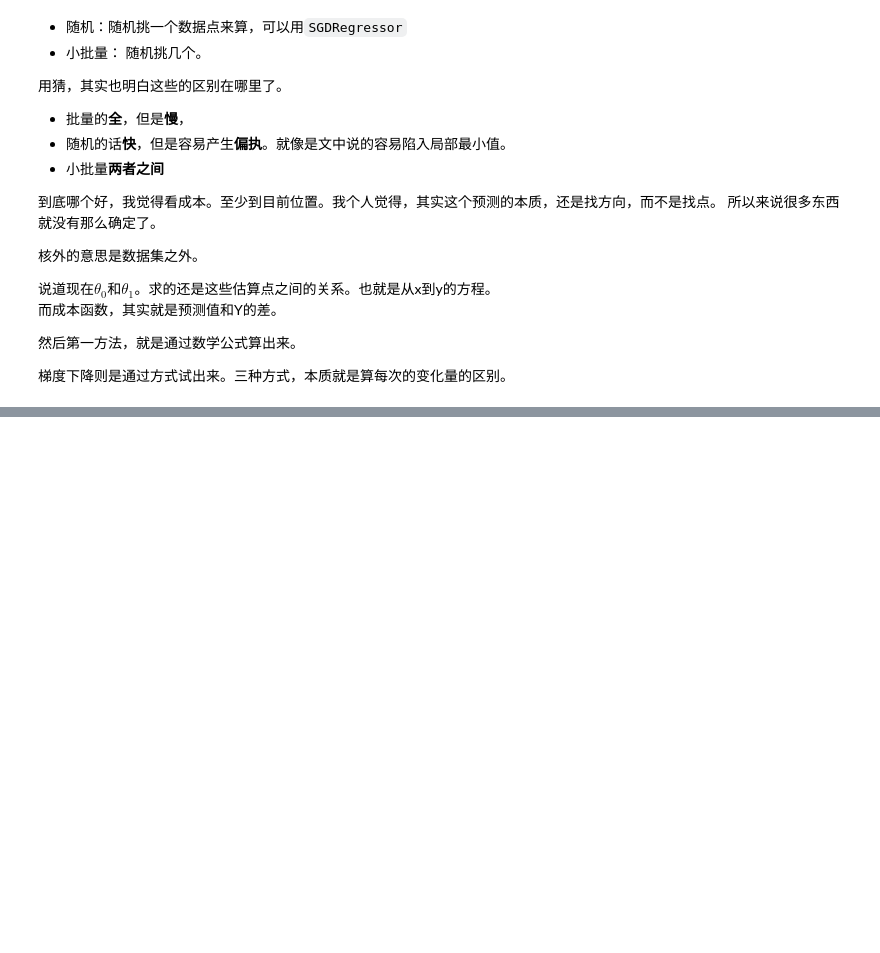
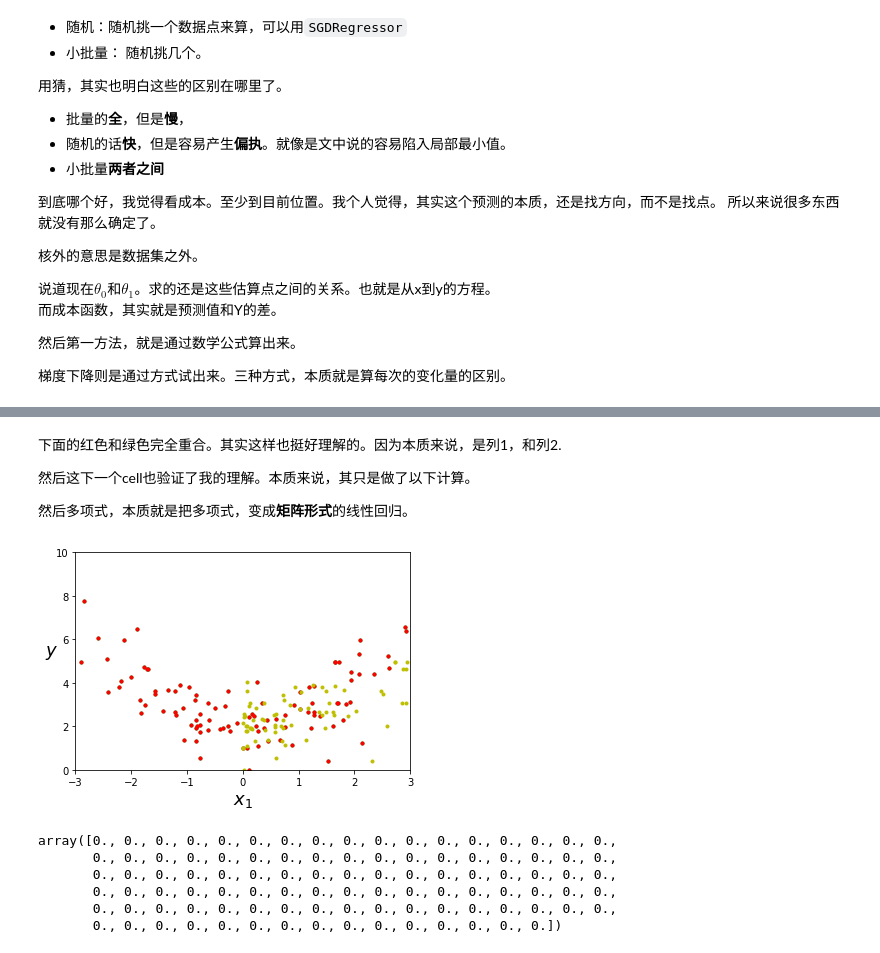
Before and after one commit to ageron/handson-ml, a Jupyter notebook: myNoteBook/chapter4.ipynb, the cells around one changed output, grey strips where cells are left out. Drawn from its saved outputs; the diff is of its cells as text; code cells hidden in the pictures; blank space fills up the shorter version.

```diff
--- a/myNoteBook/chapter4.ipynb
+++ b/myNoteBook/chapter4.ipynb
@@ -137,0 +146,31 @@ plot_gradients_changes(thetas)
+# %%
+from sklearn.preprocessing import PolynomialFeatures
+ploy_features = PolynomialFeatures(degree=2,include_bias=False)
+X_ploy = ploy_features.fit_transform(X)
+# %% [markdown]
+下面的红色和绿色完全重合。其实这样也挺好理解的。因为本质来说，是列1，和列2.
+
+然后这下一个cell也验证了我的理解。本质来说，其只是做了以下计算。
+
+然后多项式，本质就是把多项式，变成**矩阵形式**的线性回归。
+# %%
+plt.plot(X,y,"g.")
+plt.plot(X_ploy[:,0],y,"r.")
+plt.plot(X_ploy[:,1],y,"y.")
+plt.xlabel("$X_1$")
+plt.ylabel("$y$")
+plt.xlabel("$x_1$", fontsize=18)
+plt.ylabel("$y$", rotation=0, fontsize=18)
+plt.axis([-3,3,0,10])
+plt.show()
+# %% [output]
+[figure, added]
+# %%
+X_ploy[:,0]**2 - X_ploy[:,1]
+# %% [output]
+array([0., 0., 0., 0., 0., 0., 0., 0., 0., 0., 0., 0., 0., 0., 0., 0., 0.,
+       0., 0., 0., 0., 0., 0., 0., 0., 0., 0., 0., 0., 0., 0., 0., 0., 0.,
+       0., 0., 0., 0., 0., 0., 0., 0., 0., 0., 0., 0., 0., 0., 0., 0., 0.,
+       0., 0., 0., 0., 0., 0., 0., 0., 0., 0., 0., 0., 0., 0., 0., 0., 0.,
+       0., 0., 0., 0., 0., 0., 0., 0., 0., 0., 0., 0., 0., 0., 0., 0., 0.,
+       0., 0., 0., 0., 0., 0., 0., 0., 0., 0., 0., 0., 0., 0., 0.])
```
Also changed, not shown: parts of 15 cells of this notebook.
